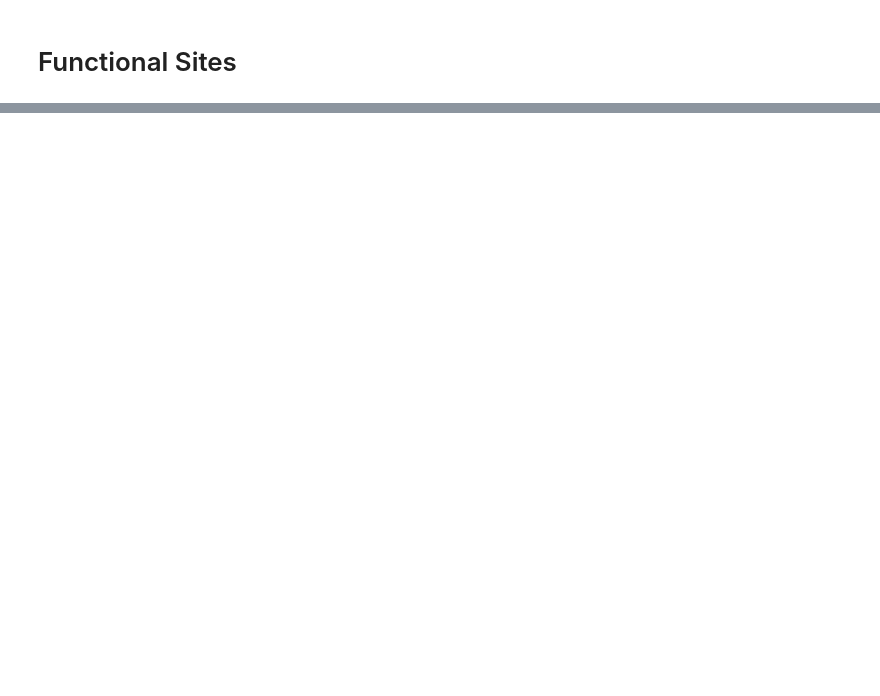
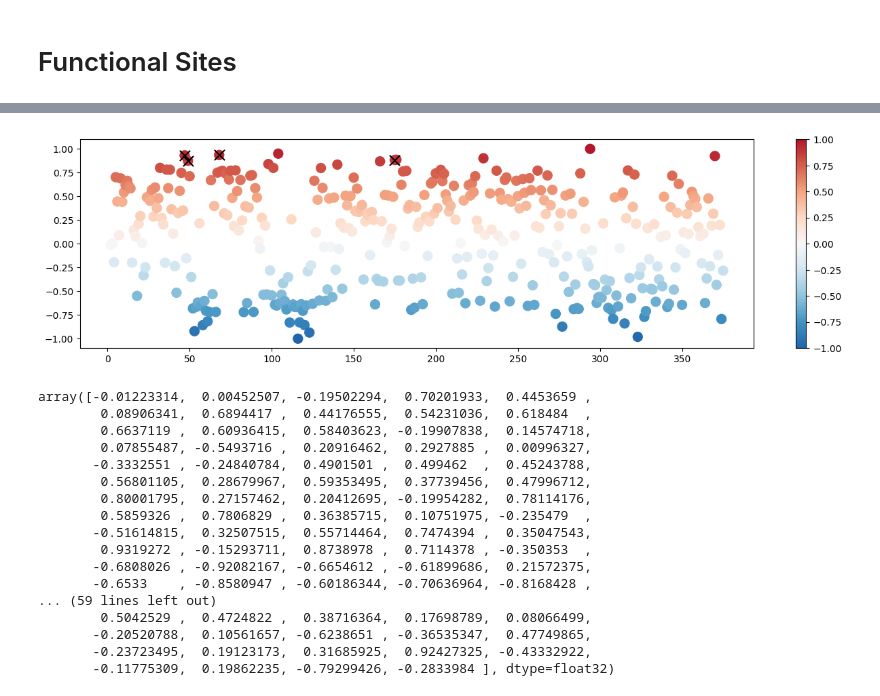
Before and after one commit to luo-group/SPURS, a Jupyter notebook: notebooks/functional_site_identification.ipynb, the cells around one changed output, grey strips where cells are left out. Cells and saved outputs as stored; diff of their text form; code cells hidden in the pictures; blank space fills up the shorter version.

```diff
--- a/notebooks/functional_site_identification.ipynb
+++ b/notebooks/functional_site_identification.ipynb
@@ -1,11 +1,11 @@
 # %% [markdown]
 # Predict ddG
 # %%
-from spurs.inference import get_SPURS, parse_pdb
+from spurs.inference import get_SPURS, parse_pdb, get_SPURS_from_hub
 # ~ 10s
-model, cfg = get_SPURS('../data/checkpoints/spurs')
+model, cfg = get_SPURS_from_hub()
 pdb_name = '1qlh'
-pdb_path = '/nethome/zli3161/DATA-nash/psnet-release/data/enzyme/1qlh.pdb'
+pdb_path = '../data/enzyme/1qlh.pdb'
 chain = 'A'
 pdb = parse_pdb(pdb_path, pdb_name, chain, cfg)
 # ~ 1s
@@ -17,5 +13,2 @@ or just load precalculated data
-# %%
-import torch
-ddg = torch.load('../data/enzyme/1qlh_ddg.pt', map_location=torch.device('cpu')).reshape(-1,20).cpu()
 # %% [markdown]
 # ESM Score
@@ -164,0 +40,4 @@ torch.Size([7480]) torch.Size([7480]) torch.Size([7480])
+# %%
+from spurs.functional_site_annotation import get_sigmoid_results
+
+result = get_sigmoid_results(mask_results,ddg)
@@ -219,0 +63,26 @@ plt.show()
+# %%
+from spurs.functional_site_annotation import plot_sigmoid_results
+shift = 2
+vcenter = 0
+# ground truth label
+highlight_positions =[49] +[47,68,175]
+plot_sigmoid_results(result,shift,vcenter,highlight_positions)
+# %% [output]
+[figure, added]
+array([-0.01223314,  0.00452507, -0.19502294,  0.70201933,  0.4453659 ,
+        0.08906341,  0.6894417 ,  0.44176555,  0.54231036,  0.618484  ,
+        0.6637119 ,  0.60936415,  0.58403623, -0.19907838,  0.14574718,
+        0.07855487, -0.5493716 ,  0.20916462,  0.2927885 ,  0.00996327,
+       -0.3332551 , -0.24840784,  0.4901501 ,  0.499462  ,  0.45243788,
+        0.56801105,  0.28679967,  0.59353495,  0.37739456,  0.47996712,
+        0.80001795,  0.27157462,  0.20412695, -0.19954282,  0.78114176,
+        0.5859326 ,  0.7806829 ,  0.36385715,  0.10751975, -0.235479  ,
+       -0.51614815,  0.32507515,  0.55714464,  0.7474394 ,  0.35047543,
+        0.9319272 , -0.15293711,  0.8738978 ,  0.7114378 , -0.350353  ,
+       -0.6808026 , -0.92082167, -0.6654612 , -0.61899686,  0.21572375,
+       -0.6533    , -0.8580947 , -0.60186344, -0.70636964, -0.8168428 ,
+... (59 lines left out)
+        0.5042529 ,  0.4724822 ,  0.38716364,  0.17698789,  0.08066499,
+       -0.20520788,  0.10561657, -0.6238651 , -0.36535347,  0.47749865,
+       -0.23723495,  0.19123173,  0.31685925,  0.92427325, -0.43332922,
+       -0.11775309,  0.19862235, -0.79299426, -0.2833984 ], dtype=float32)
```
Also changed, not shown: parts of 9 cells of this notebook, 46 other files.
